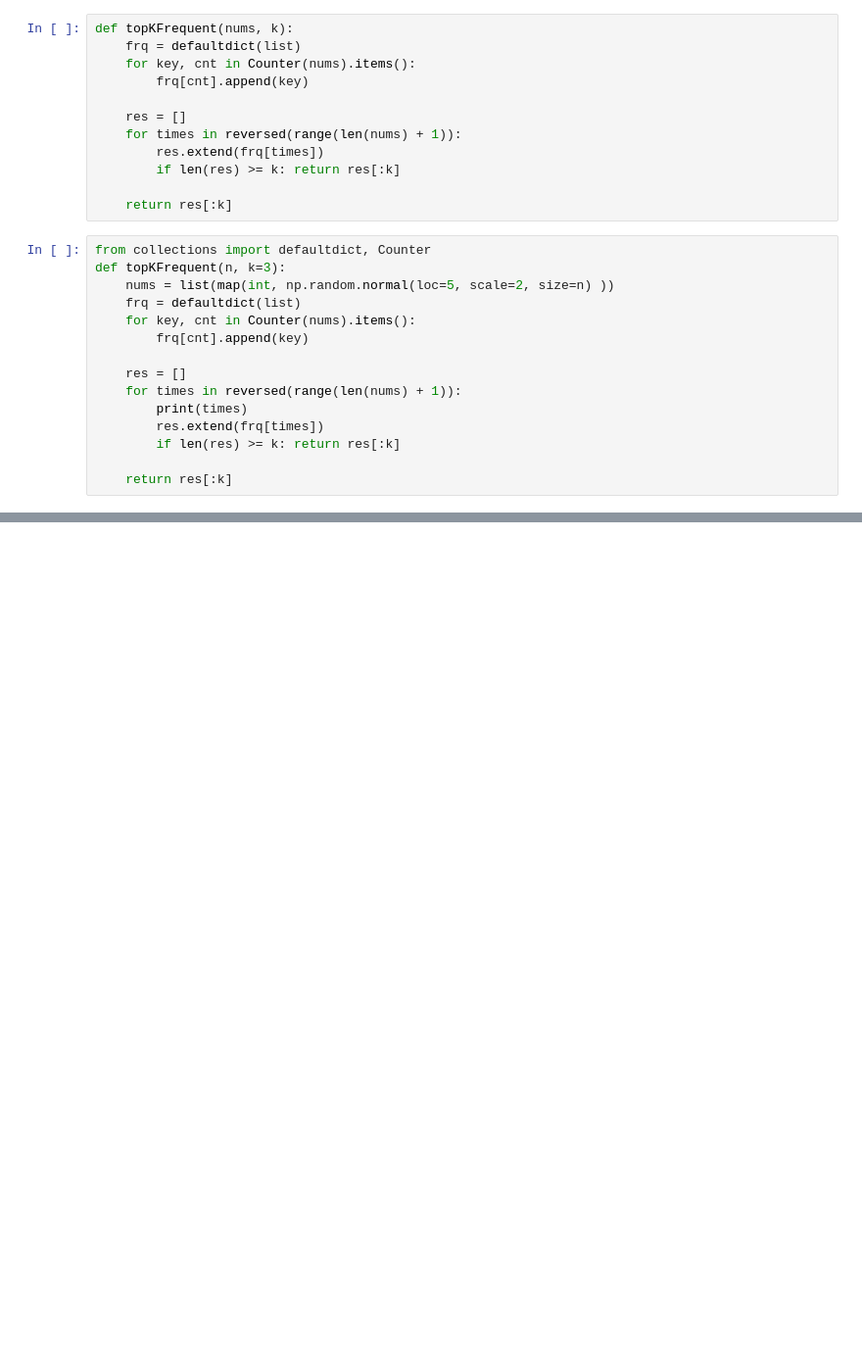
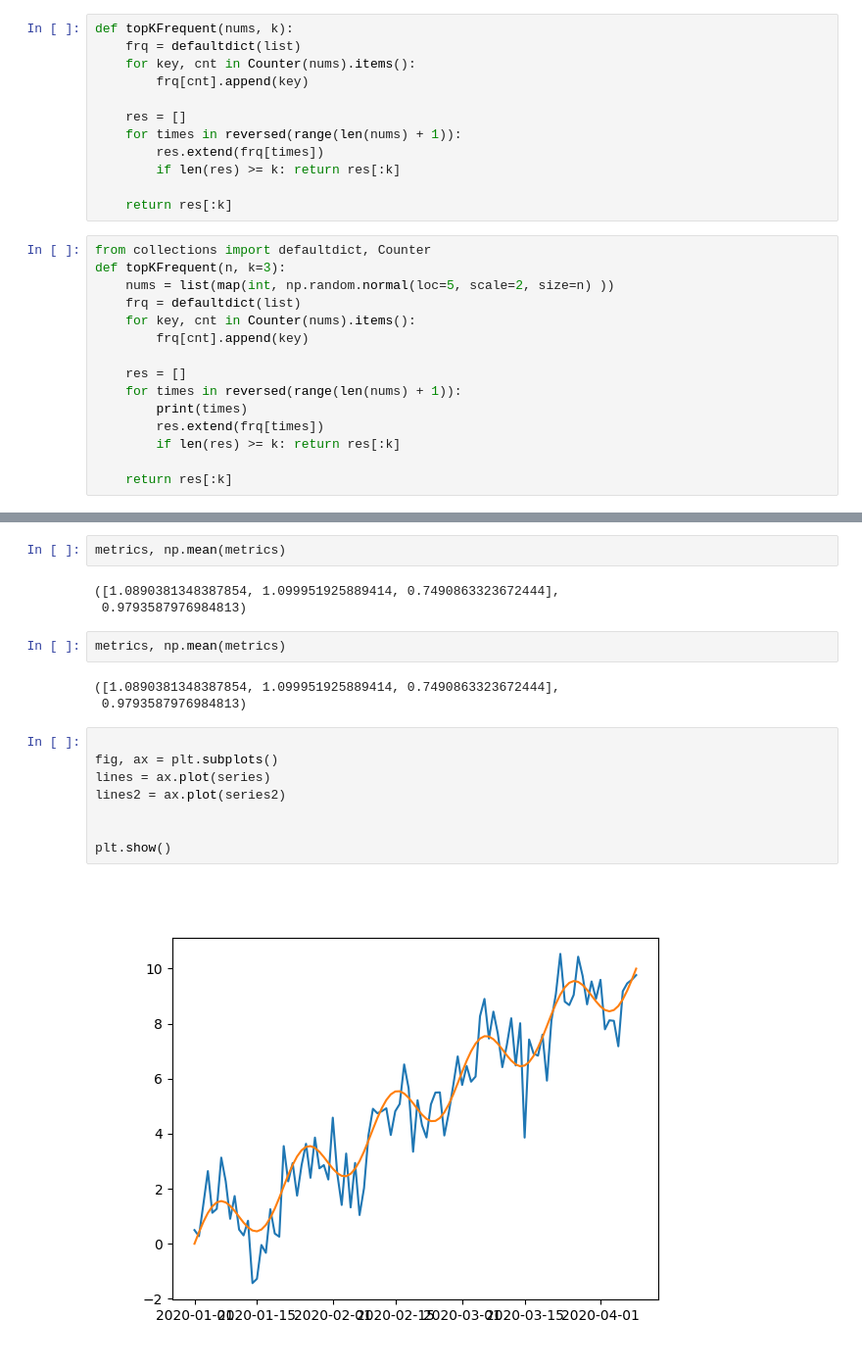
Before and after one commit to turbulent0/leetcode_problems, a Jupyter notebook: test.ipynb, the cells around one changed output, grey strips where cells are left out. Shown at 98% size. Drawn from its saved outputs; the diff is of its cells as text; blank space fills up the shorter version.

```diff
--- a/test.ipynb
+++ b/test.ipynb
@@ -170,0 +96,20 @@ bootstrap
+# %%
+metrics, np.mean(metrics)
+# %% [output]
+([1.0890381348387854, 1.099951925889414, 0.7490863323672444],
+ 0.9793587976984813)
+# %%
+metrics, np.mean(metrics)
+# %% [output]
+([1.0890381348387854, 1.099951925889414, 0.7490863323672444],
+ 0.9793587976984813)
+# %%
+
+fig, ax = plt.subplots()
+lines = ax.plot(series)
+lines2 = ax.plot(series2)
+
+
+plt.show()
+# %% [output]
+[figure, added]
```
Also changed, not shown: parts of 26 cells of this notebook, 18 other files.
